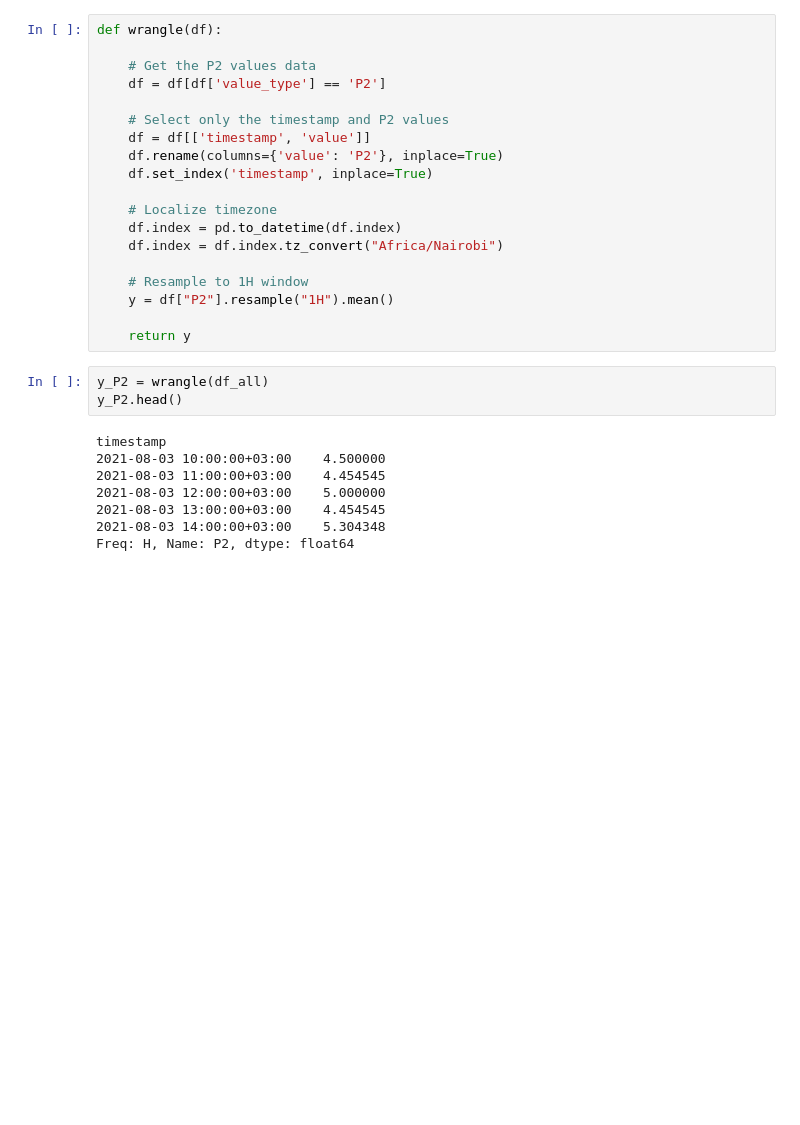
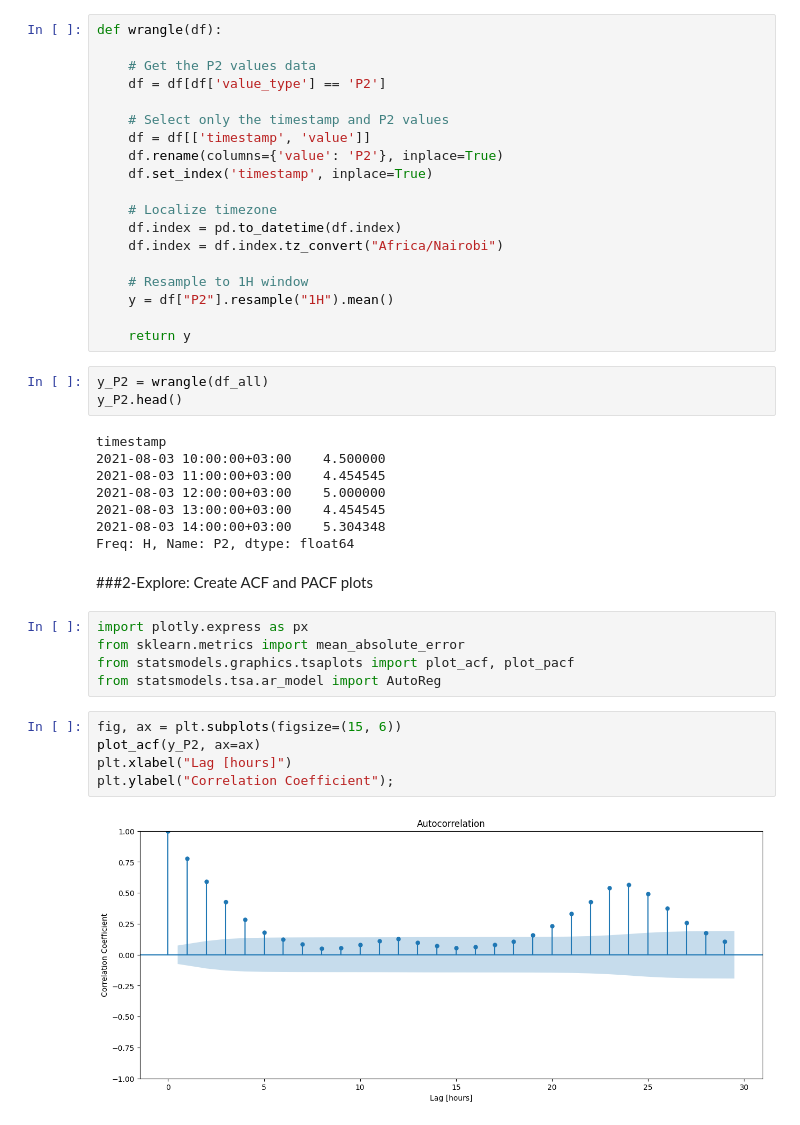
Before and after one commit to YDj-robot/Air-Quality-Archive-Nakuru-City-in-Kenya, a Jupyter notebook: Air_Quality_Nakuru_Autoregressive_Model.ipynb, the cells around one changed output. Saved outputs shown, nothing was run; the diff lists cells and outputs as text; blank space fills up the shorter version.

```diff
--- a/Air_Quality_Nakuru_Autoregressive_Model.ipynb
+++ b/Air_Quality_Nakuru_Autoregressive_Model.ipynb
@@ -51,3 +53,17 @@ timestamp
 2021-08-03 13:00:00+03:00    4.454545
 2021-08-03 14:00:00+03:00    5.304348
 Freq: H, Name: P2, dtype: float64
+# %% [markdown]
+###2-Explore: Create ACF and PACF plots
+# %%
+import plotly.express as px
+from sklearn.metrics import mean_absolute_error
+from statsmodels.graphics.tsaplots import plot_acf, plot_pacf
+from statsmodels.tsa.ar_model import AutoReg
+# %%
+fig, ax = plt.subplots(figsize=(15, 6))
+plot_acf(y_P2, ax=ax)
+plt.xlabel("Lag [hours]")
+plt.ylabel("Correlation Coefficient");
+# %% [output]
+[figure, added]
```
Also changed, not shown: parts of 24 cells of this notebook.
